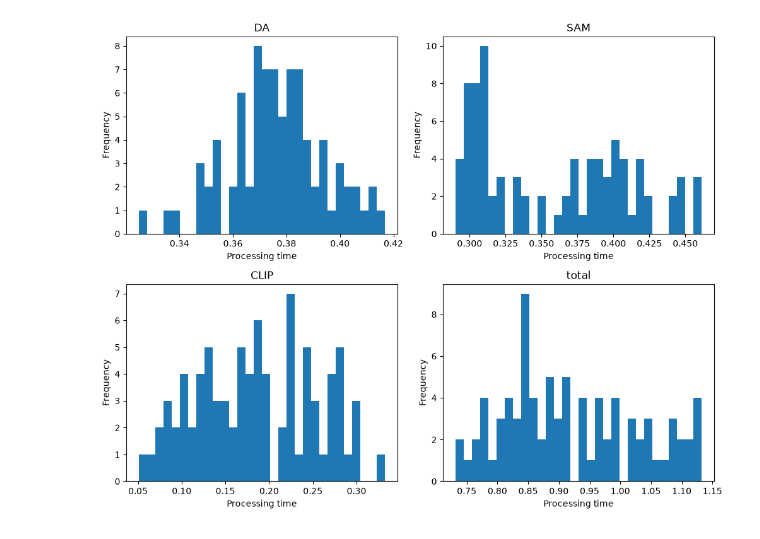
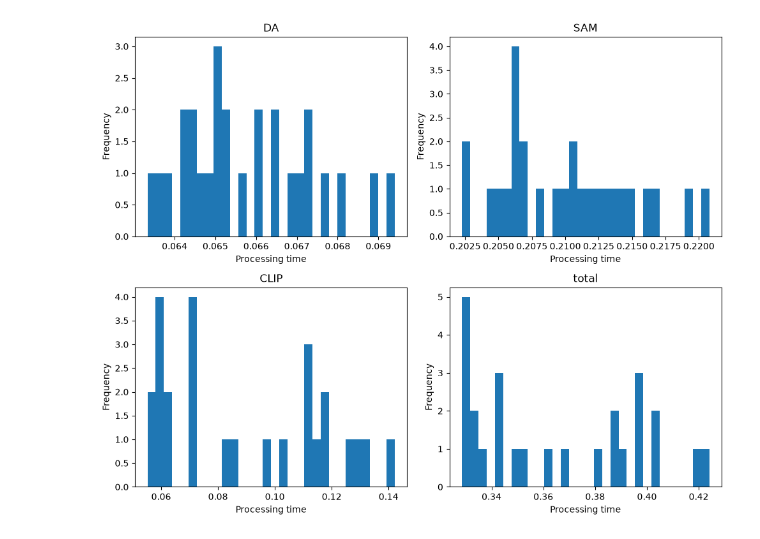
Before and after one commit to oskarwsson/RTTPC, a Jupyter notebook: pipeline.ipynb, the cells around one changed output. Drawn from its saved outputs; the diff is of its cells as text; code cells hidden in the pictures.

Commit message:
add: qwen scoring, more datasets

```diff
--- a/pipeline.ipynb
+++ b/pipeline.ipynb
@@ -5,0 +7,19 @@ from tempfile import mkdtemp
+# %%
+# SETTINGS
+DATASET = "cave" # 'rellis3d', 'hm3d', or 'cave'
+VLM = "CLIP" # 'QWEN' or 'CLIP'
+# Dataloading
+session = 3
+start = 0 # 1300
+end = None # 1400 # can be set to "None"
+stride = 1
+
+# Map stuff
+trav_map = TraversabilityMap(
+    h = 128,
+    w = 128,
+    offset_x = -64, # 0 at map center
+    offset_y = -64, # 0 at map center
+    resolution = 0.10,
+    decay_time = None
+)
@@ -226,8 +336,7 @@ def process_frame(image, T_base2map, img_path, frame_index):
 # %%
 # RUN TEST
-session = 3
 for frame_index, (image, T_base2map, img_path) in enumerate(
-    rellis3d_frames(session=session,start=0,stride=10,end=None)
+    dataset_frames(dataset=DATASET,session=session,start=start,stride=stride,end=end)
 ):
     try:
         process_frame(image, T_base2map, img_path, frame_index)
@@ -238,7 +347,7 @@ for frame_index, (image, T_base2map, img_path) in enumerate(
         # Collect Matplotlib cycles after frame-local references are released.
         gc.collect()
 
-visualize_processing_times(processing_times)
-gif_path = create_gif(frame_dir, f"result_{session:05d}.gif", fps=1)
+visualize_processing_times(processing_times, VLM)
+gif_path = create_gif(frame_dir, f"{VLM}_{DATASET}" + (f"_{session:05d}" if DATASET == "rellis3d" else "") + ".gif", fps=1)
 logger.info("Saved %s", gif_path)
 # %% [output]
@@ -262 +371 @@ logger.info("Saved %s", gif_path)
-[figure, old version]
+[figure, new version]
```
Also changed, not shown: parts of 5 cells of this notebook, 5 other files.
